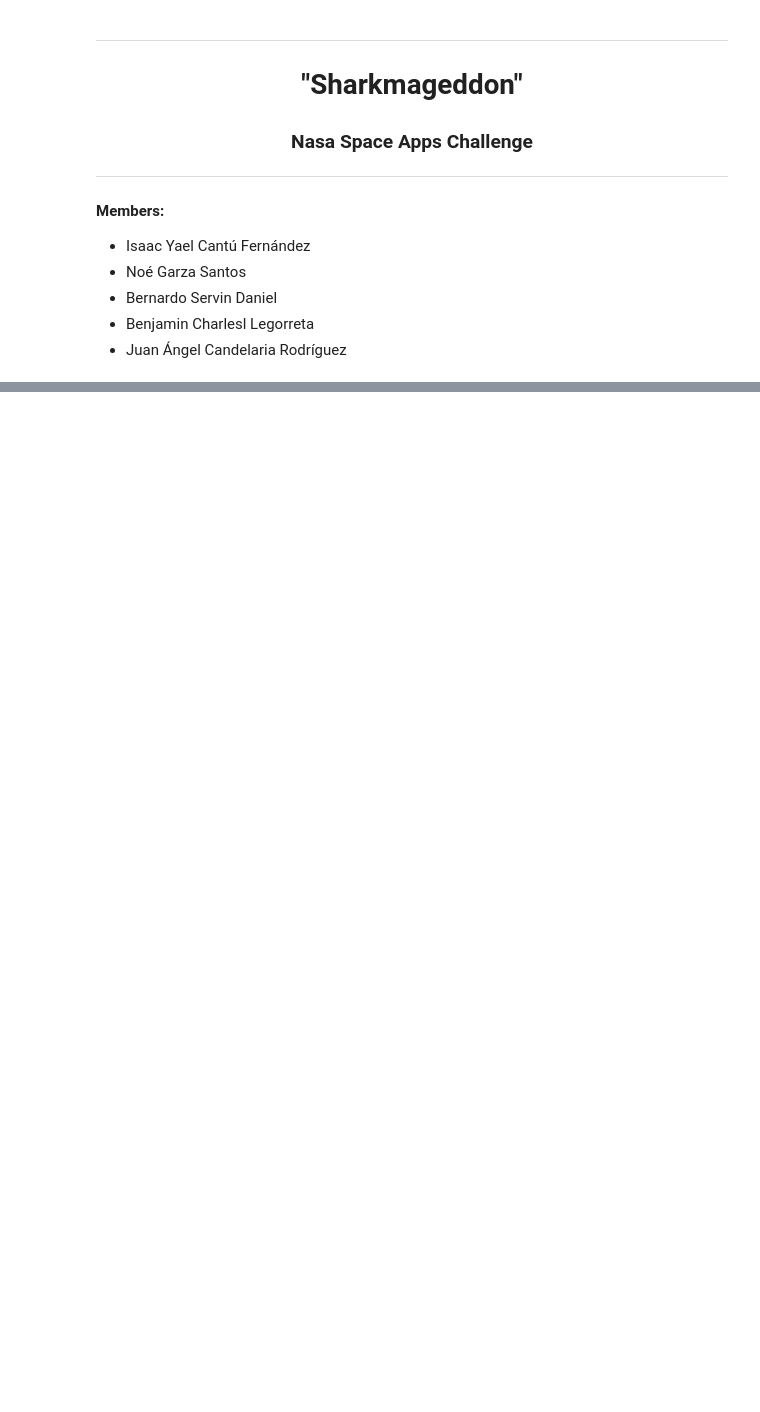
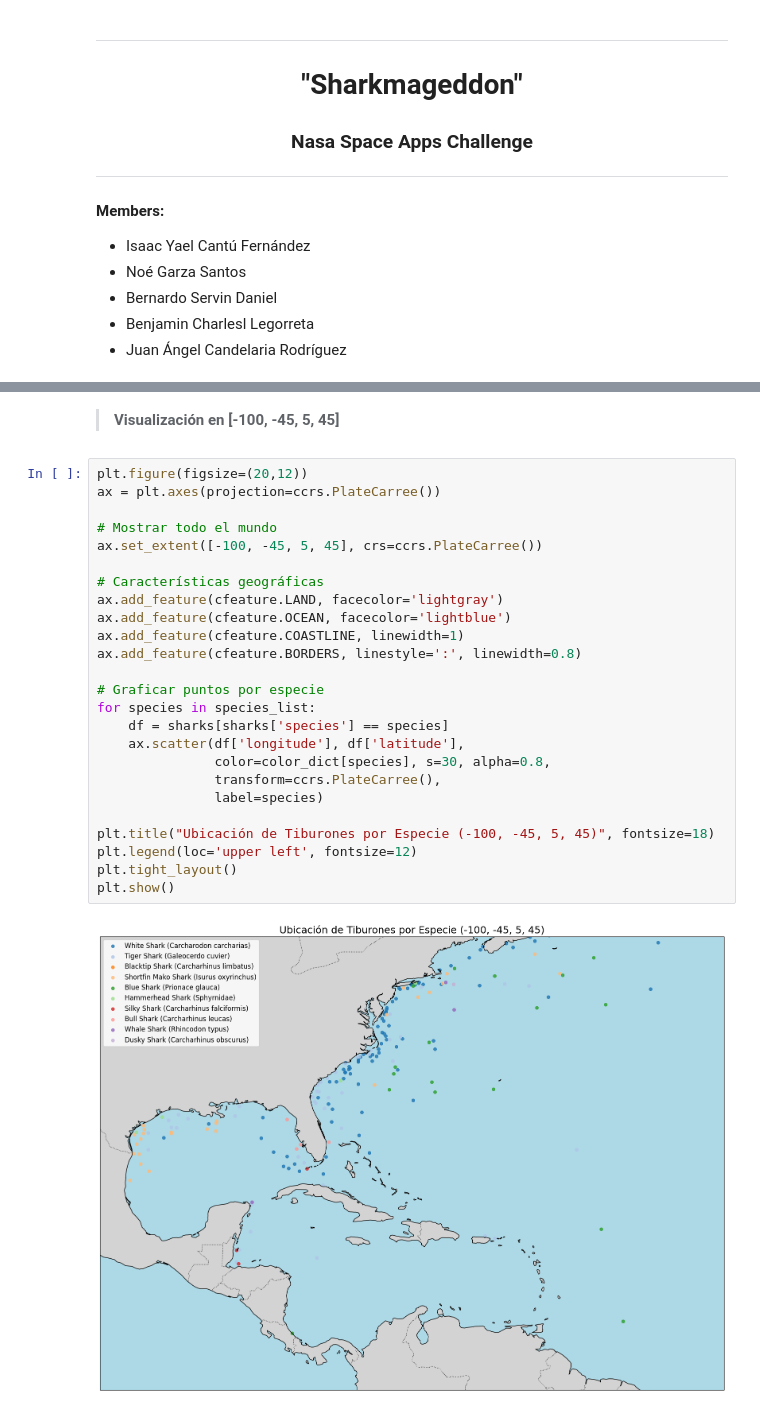
Before and after one commit to Isaac24-Y/Sharkmageddon, a Jupyter notebook: Reporte.ipynb, the cells around one changed output, grey strips where cells are left out. Drawn from its saved outputs; the diff is of its cells as text; blank space fills up the shorter version.

```diff
--- a/Reporte.ipynb
+++ b/Reporte.ipynb
@@ -112,0 +152,29 @@ https://search.earthdata.nasa.gov/search?projectId=3622605049&portal=obdaac
+# %% [markdown]
+> **Visualización en [-100, -45, 5, 45]**
+# %%
+plt.figure(figsize=(20,12))
+ax = plt.axes(projection=ccrs.PlateCarree())
+
+# Mostrar todo el mundo
+ax.set_extent([-100, -45, 5, 45], crs=ccrs.PlateCarree())
+
+# Características geográficas
+ax.add_feature(cfeature.LAND, facecolor='lightgray')
+ax.add_feature(cfeature.OCEAN, facecolor='lightblue')
+ax.add_feature(cfeature.COASTLINE, linewidth=1)
+ax.add_feature(cfeature.BORDERS, linestyle=':', linewidth=0.8)
+
+# Graficar puntos por especie
+for species in species_list:
+    df = sharks[sharks['species'] == species]
+    ax.scatter(df['longitude'], df['latitude'],
+               color=color_dict[species], s=30, alpha=0.8,
+               transform=ccrs.PlateCarree(),
+               label=species)
+
+plt.title("Ubicación de Tiburones por Especie (-100, -45, 5, 45)", fontsize=18)
+plt.legend(loc='upper left', fontsize=12)
+plt.tight_layout()
+plt.show()
+# %% [output]
+[figure, added]
```
Also changed, not shown: parts of 73 cells of this notebook, 2 other files.
